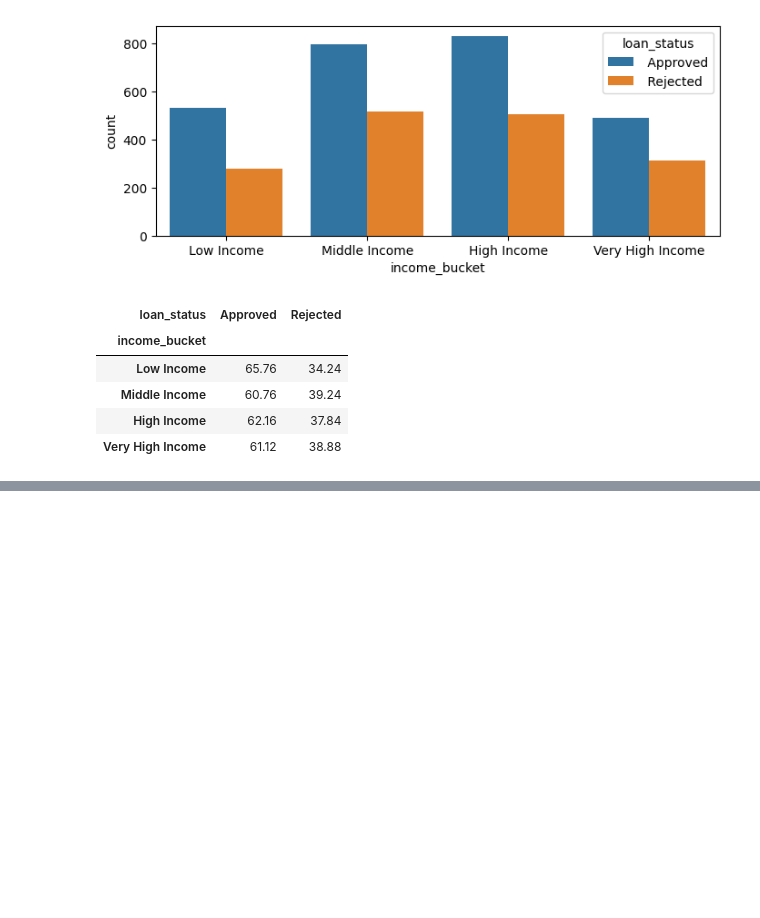
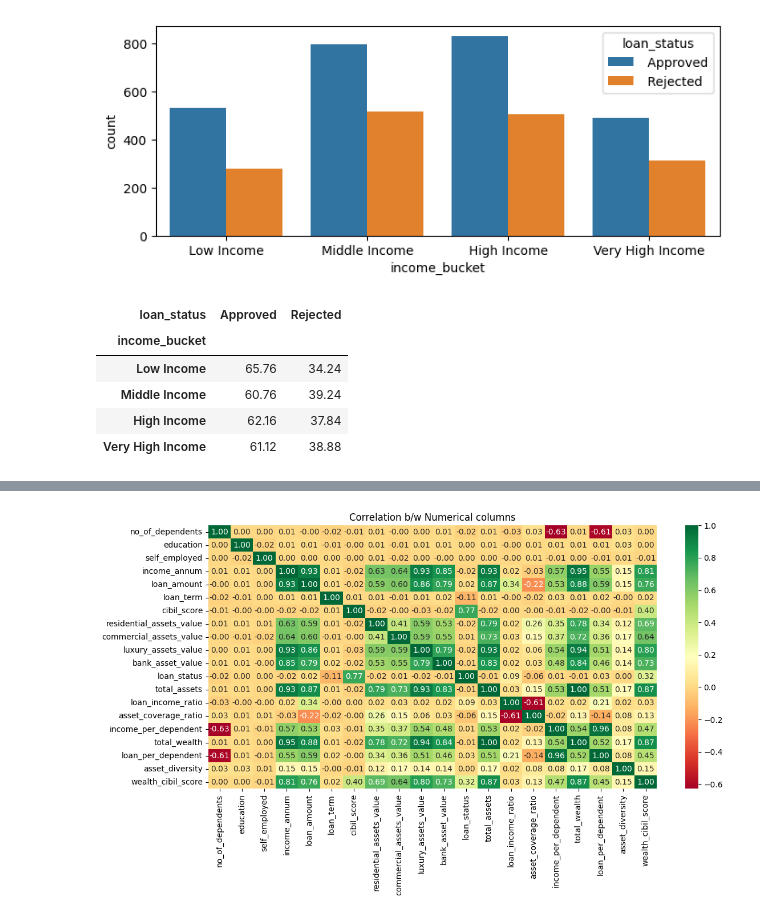
Before and after one commit to AnuragS73/2-Stage-Loan-Approval-System, a Jupyter notebook: notebook/exploratory_data_analysis.ipynb, the cells around one changed output, grey strips where cells are left out. Drawn from its saved outputs; the diff is of its cells as text; code cells hidden in the pictures; blank space fills up the shorter version.

```diff
--- a/notebook/exploratory_data_analysis.ipynb
+++ b/notebook/exploratory_data_analysis.ipynb
@@ -383,0 +530,10 @@ pd.crosstab(
+# %%
+df['education'] = df['education'].str.strip()
+df['education'] = (df['education'] == 'Graduate').astype(int)
+
+df['self_employed'] = df['self_employed'].str.strip()
+df['self_employed'] = (df['self_employed'] == 'Yes').astype(int)
+# %%
+num_cols_fe = list(df.select_dtypes(include=['int','float']).columns)
+num_cols_fe = [col for col in num_cols_fe if col != 'loan_id']
+num_cols_fe
@@ -383,0 +561,8 @@ pd.crosstab(
+# %%
+plt.figure(figsize=(12,7))
+sns.heatmap(df[num_cols_fe].corr(),annot=True, fmt='.2f' ,cmap='RdYlGn')
+plt.title('Correlation b/w Numerical columns')
+plt.tight_layout()
+plt.show()
+# %% [output]
+[figure, added]
```
Also changed, not shown: parts of 17 cells of this notebook, 2 other files.
